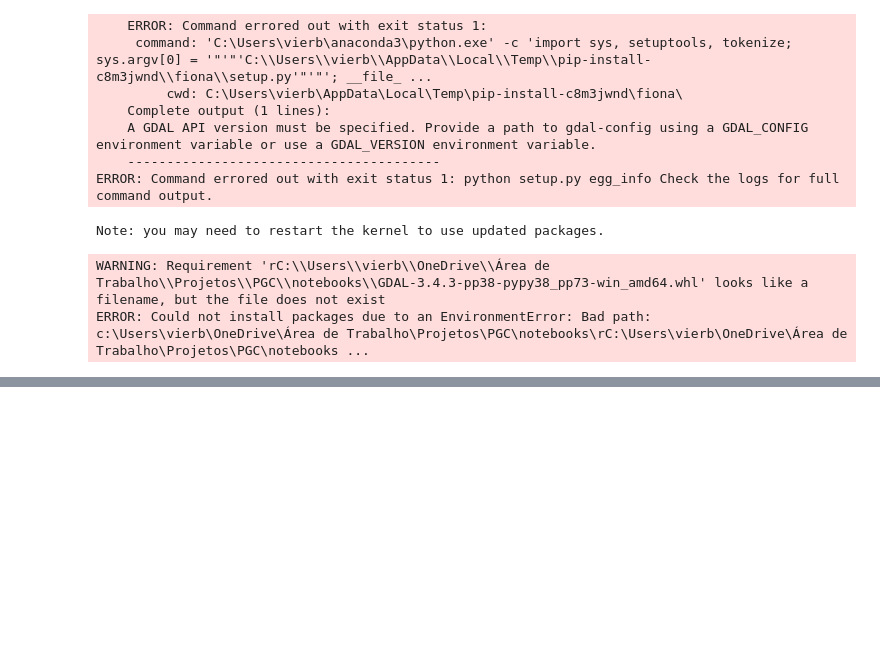
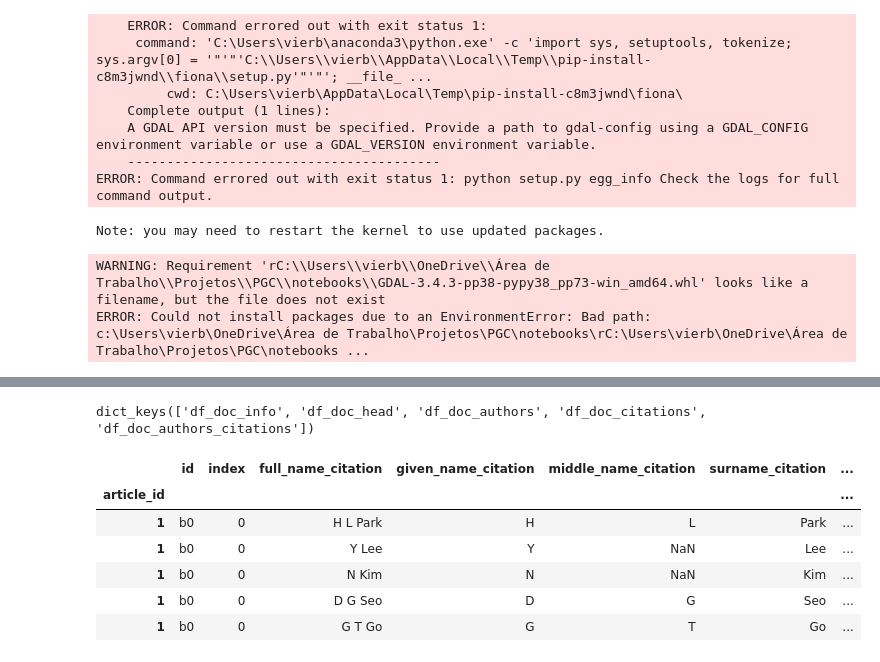
Before and after one commit to Vieirbat/Summarticles, a Jupyter notebook: notebooks/Visões Estatísticas.ipynb, the cells around one changed output, grey strips where cells are left out. Drawn from its saved outputs; the diff is of its cells as text; code cells hidden in the pictures; blank space fills up the shorter version.

```diff
--- a/notebooks/Visões Estatísticas.ipynb
+++ b/notebooks/Visões Estatísticas.ipynb
@@ -645,0 +727,14 @@ ERROR: Could not install packages due to an EnvironmentError: Bad path: c:\Users
+# %%
+dict_dfs.keys()
+# %% [output]
+dict_keys(['df_doc_info', 'df_doc_head', 'df_doc_authors', 'df_doc_citations', 'df_doc_authors_citations'])
+# %%
+dict_dfs['df_doc_authors_citations'].head()
+# %% [output]
+|  | id | index | full_name_citation | given_name_citation | middle_name_citation | surname_citation | ... |
+| article_id |  |  |  |  |  |  | ... |
+| 1 | b0 | 0 | H L Park | H | L | Park | ... |
+| 1 | b0 | 0 | Y Lee | Y | NaN | Lee | ... |
+| 1 | b0 | 0 | N Kim | N | NaN | Kim | ... |
+| 1 | b0 | 0 | D G Seo | D | G | Seo | ... |
+| 1 | b0 | 0 | G T Go | G | T | Go | ... |
```
Also changed, not shown: parts of 27 cells of this notebook, 2 other files.
